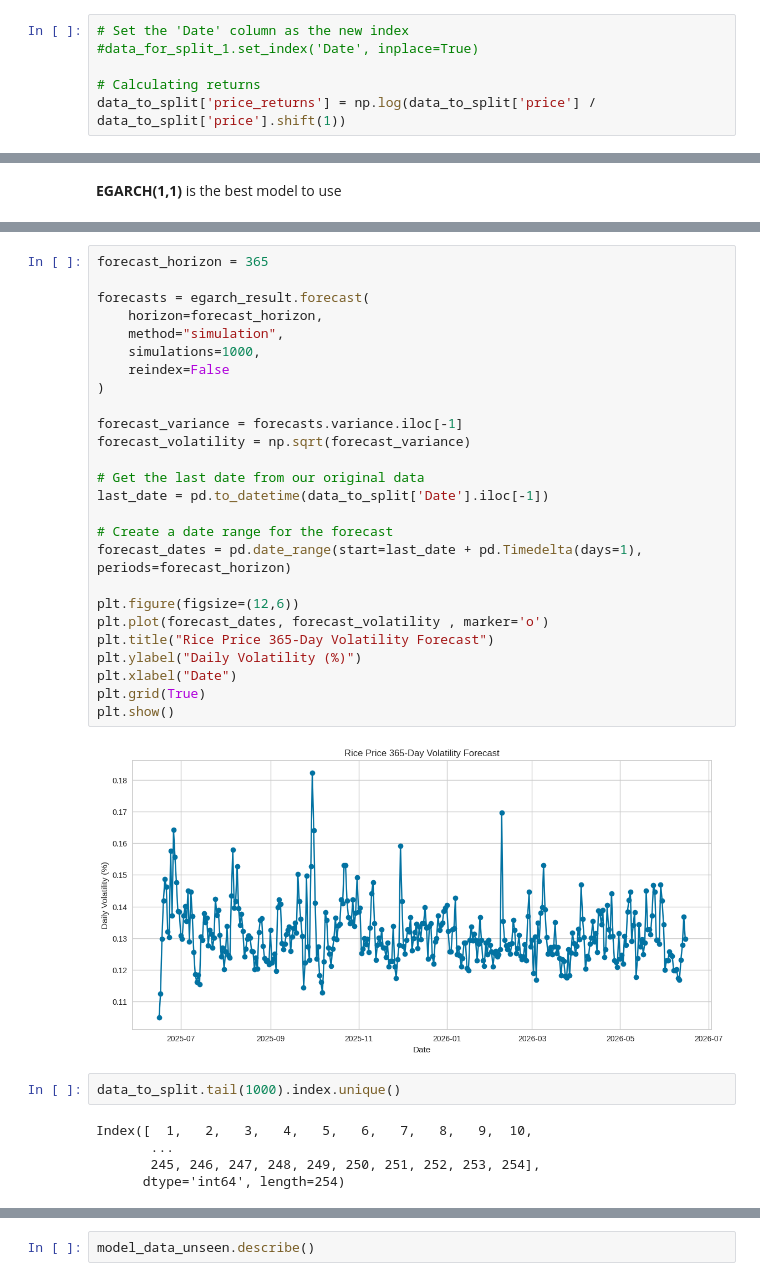
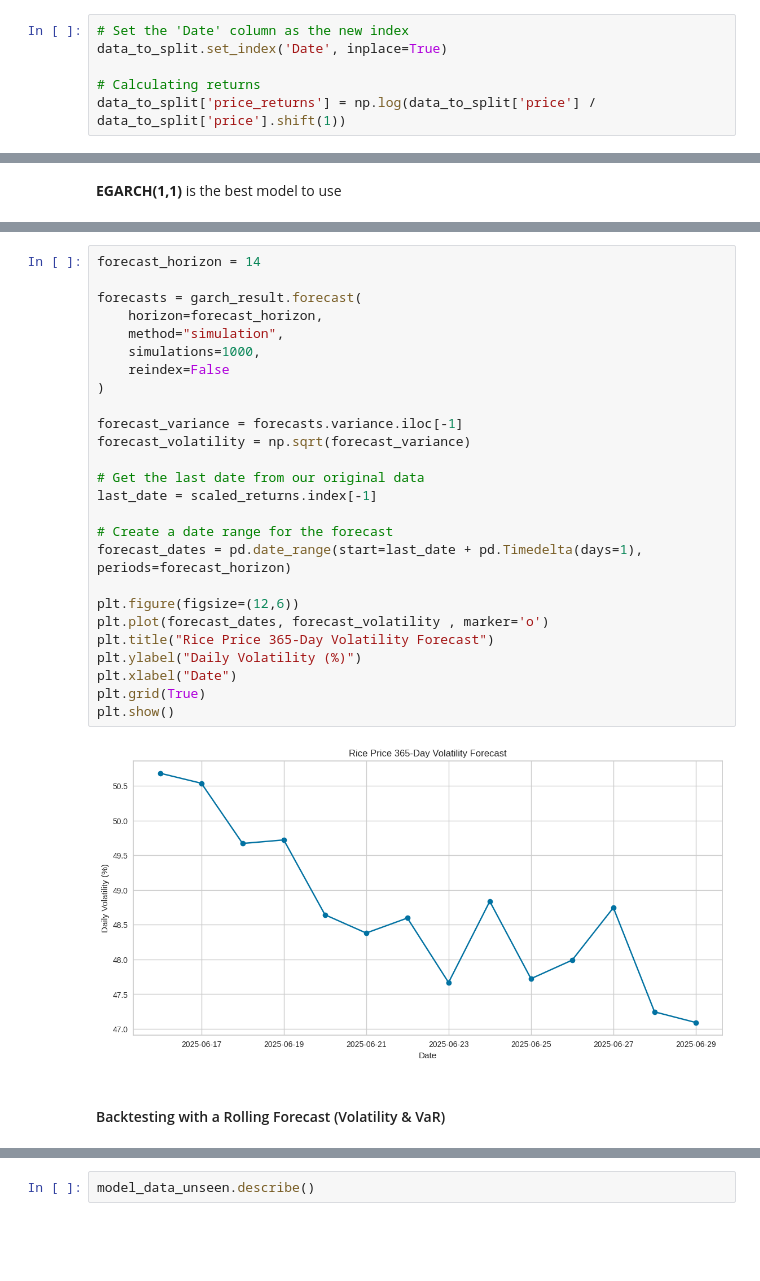
Before and after one commit to DVIlangamge/FYP--Rice-Price-Volatility-Analysis-and-Forecasting, a Jupyter notebook: FYP.ipynb, the cells around one changed output, grey strips where cells are left out. Cells and saved outputs as stored; diff of their text form; blank space fills up the shorter version.

```diff
--- a/FYP.ipynb
+++ b/FYP.ipynb
@@ -2764,7 +2791,7 @@ data_to_split
 255 rows × 13 columns
 # %%
 # Set the 'Date' column as the new index
-#data_for_split_1.set_index('Date', inplace=True)
+data_to_split.set_index('Date', inplace=True)
 
 # Calculating returns
 data_to_split['price_returns'] = np.log(data_to_split['price'] / data_to_split['price'].shift(1))
@@ -3069,35 +3133,30 @@ Name: 254, dtype: float64
 # %%
-forecast_horizon = 365
+forecast_horizon = 14
 
-forecasts = egarch_result.forecast(
+forecasts = garch_result.forecast(
     horizon=forecast_horizon,
     method="simulation",
     simulations=1000,
     reindex=False
 )
 
 forecast_variance = forecasts.variance.iloc[-1]
 forecast_volatility = np.sqrt(forecast_variance)
 
 # Get the last date from our original data
-last_date = pd.to_datetime(data_to_split['Date'].iloc[-1])
+last_date = scaled_returns.index[-1]
 
 # Create a date range for the forecast
 forecast_dates = pd.date_range(start=last_date + pd.Timedelta(days=1), periods=forecast_horizon)
 
 plt.figure(figsize=(12,6))
 plt.plot(forecast_dates, forecast_volatility , marker='o')
 plt.title("Rice Price 365-Day Volatility Forecast")
 plt.ylabel("Daily Volatility (%)")
 plt.xlabel("Date")
 plt.grid(True)
 plt.show()
 # %% [output]
-[figure, old version]
+[figure, new version]
-# %%
-data_to_split.tail(1000).index.unique()
-# %% [output]
-Index([  1,   2,   3,   4,   5,   6,   7,   8,   9,  10,
-       ...
-       245, 246, 247, 248, 249, 250, 251, 252, 253, 254],
-      dtype='int64', length=254)
+# %% [markdown]
+#### Backtesting with a Rolling Forecast (Volatility & VaR)
```
Also changed, not shown: parts of 90 cells of this notebook.
